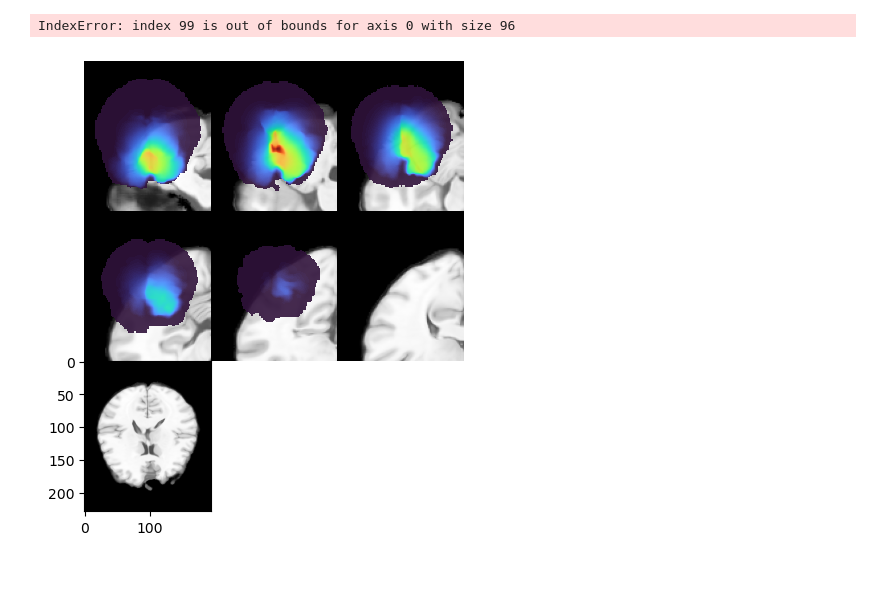
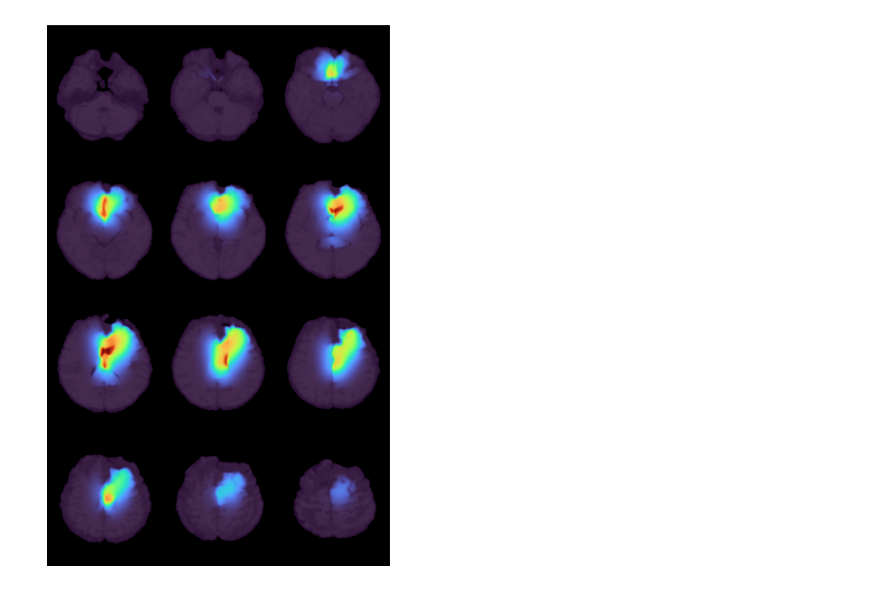
Before and after one commit to mynanshan/TumorPDE, a Jupyter notebook: examples/patient-reconstruct/check-results.ipynb, the cells around one changed output. Saved outputs shown, nothing was run; the diff lists cells and outputs as text; code cells hidden in the pictures.

```diff
--- a/examples/patient-reconstruct/check-results.ipynb
+++ b/examples/patient-reconstruct/check-results.ipynb
@@ -26,5 +9,14 @@ IndexError: index 100 is out of bounds for axis 2 with size 96
+# %%
+patient = "LIU-TONG"
+ref_scan = 2
+brain_path = f"../data/PatienTumorMultiScan2024/{patient}/{patient}{ref_scan}_brain_normalized.nii.gz"
+tumor_path = f"../data/PatienTumorMultiScan2024/{patient}/{patient}{ref_scan}_t1mask_resized.nii.gz"
+tumorfit_path = f"results/simulation_fixinit/{patient}/{patient}-i1000.nii.gz"
+# %%
+brain = ants.image_read(brain_path)
+tumor = ants.image_read(tumor_path)
+tumorfit = ants.image_read(tumorfit_path)
 # %%
-ants.from_numpy(brain).plot(axis=2, overlay=ants.from_numpy(tumor_fit))
+brain.plot(axis=2, overlay=tumorfit)
 # %% [output]
-IndexError: index 99 is out of bounds for axis 0 with size 96
-[figure, old version]
+[figure, new version]
```
Also changed, not shown: parts of 9 cells of this notebook.
